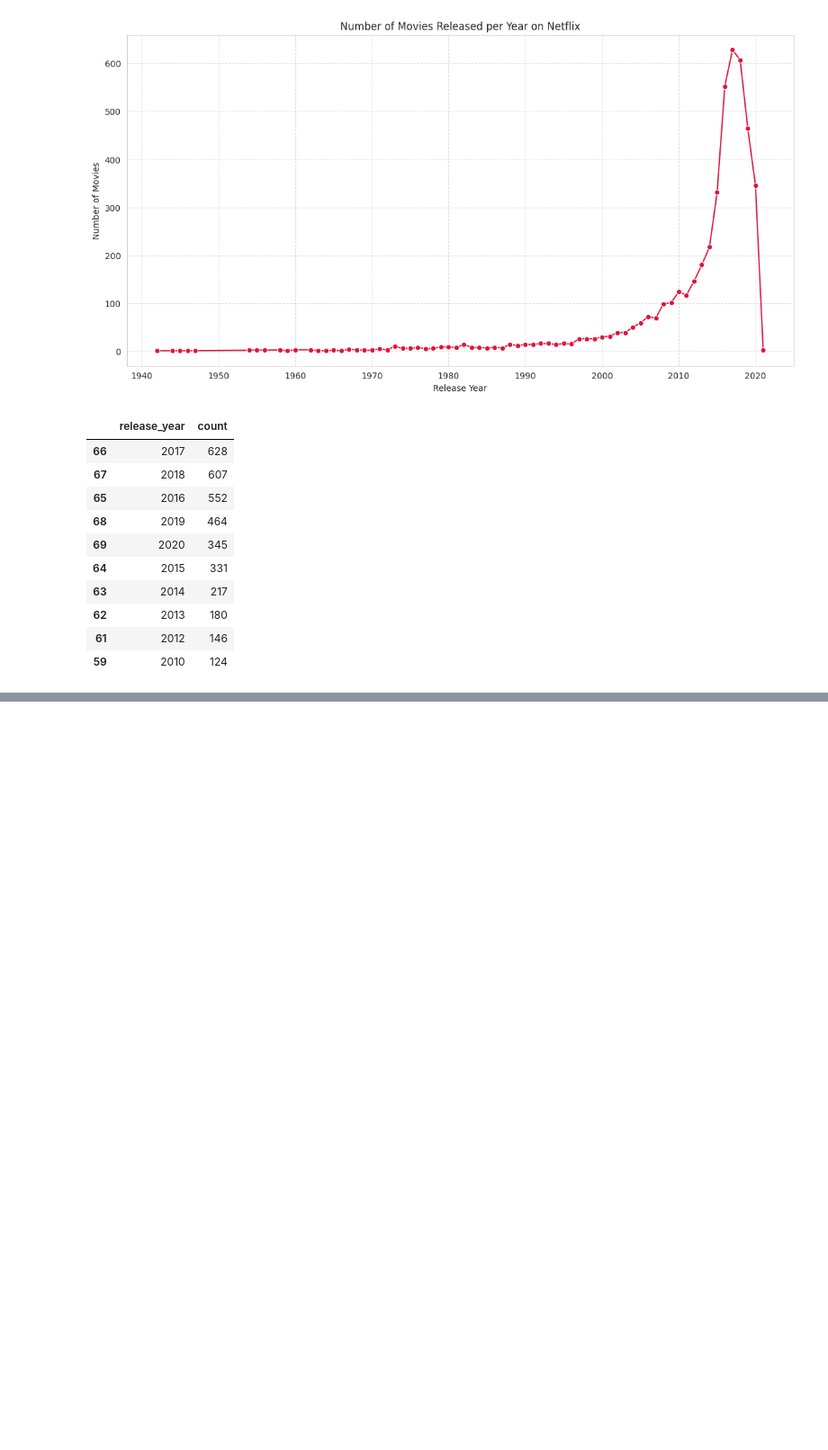
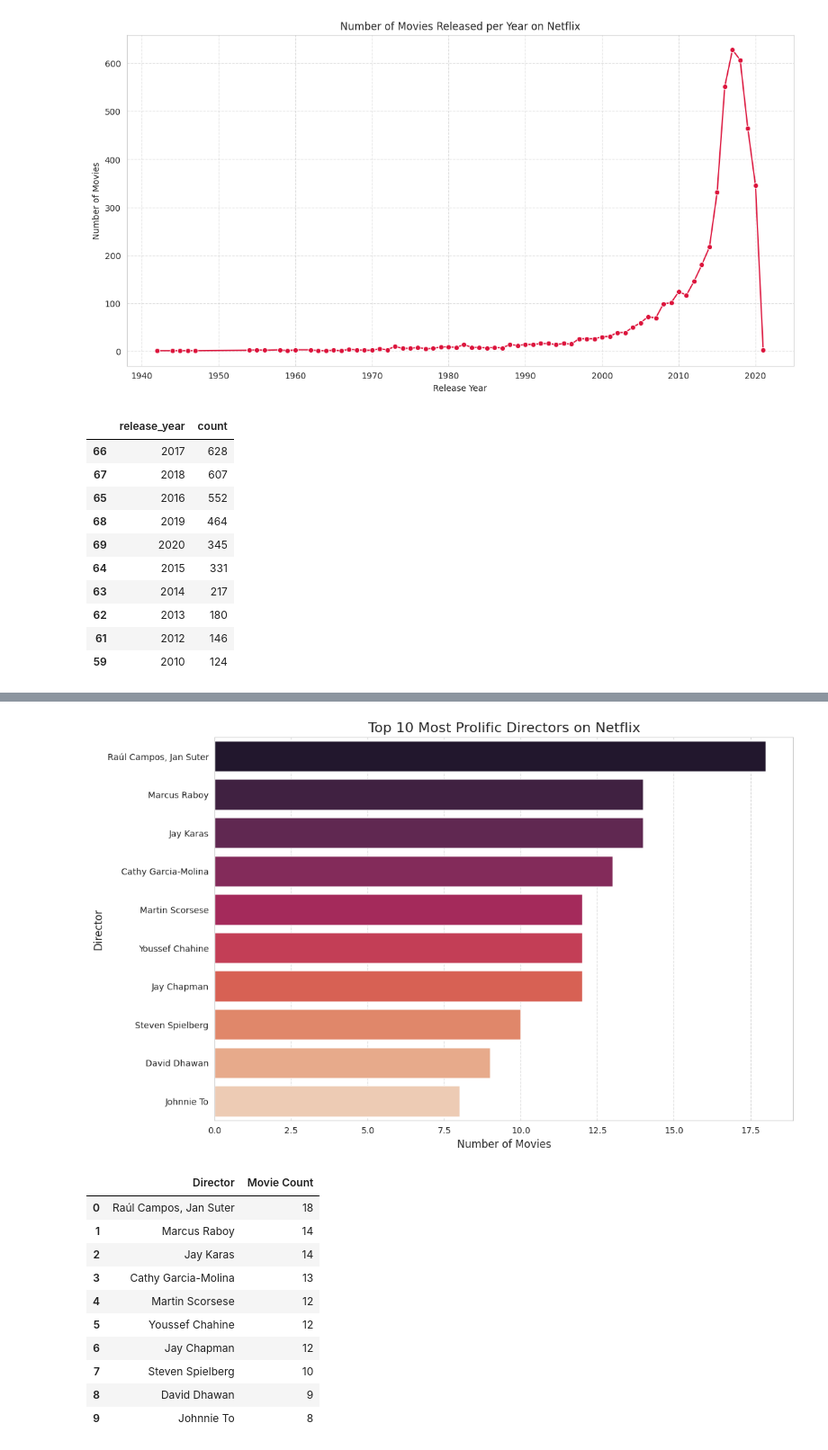
Before and after one commit to Julfikar-Asif/Investigating-Netflix-Movies, a Jupyter notebook: Investigating_Netflix_Movies.ipynb, the cells around one changed output, grey strips where cells are left out. Shown at 90% size. Saved outputs shown, nothing was run; the diff lists cells and outputs as text; code cells hidden in the pictures; blank space fills up the shorter version.

```diff
--- a/Investigating_Netflix_Movies.ipynb
+++ b/Investigating_Netflix_Movies.ipynb
@@ -280,0 +352,36 @@ display(year_counts.sort_values(by='count', ascending=False).head(10))
+# %%
+import matplotlib.pyplot as plt
+import seaborn as sns
+
+# Filter out entries with no director information
+valid_directors = all_movies[all_movies['director'].notna()]
+
+# Count movies per director and get the top 10
+top_10_directors = valid_directors['director'].value_counts().head(10).reset_index()
+top_10_directors.columns = ['Director', 'Movie Count']
+
+# Create the bar chart
+plt.figure(figsize=(12, 8))
+# Updated to use hue=Director to avoid the FutureWarning
+sns.barplot(data=top_10_directors, x='Movie Count', y='Director', hue='Director', palette='rocket', legend=False)
+plt.title('Top 10 Most Prolific Directors on Netflix', fontsize=16)
+plt.xlabel('Number of Movies', fontsize=12)
+plt.ylabel('Director', fontsize=12)
+plt.grid(axis='x', linestyle='--', alpha=0.7)
+plt.show()
+
+# Display the table for reference
+display(top_10_directors)
+# %% [output]
+[figure, added]
+|  | Director | Movie Count |
+| 0 | Raúl Campos, Jan Suter | 18 |
+| 1 | Marcus Raboy | 14 |
+| 2 | Jay Karas | 14 |
+| 3 | Cathy Garcia-Molina | 13 |
+| 4 | Martin Scorsese | 12 |
+| 5 | Youssef Chahine | 12 |
+| 6 | Jay Chapman | 12 |
+| 7 | Steven Spielberg | 10 |
+| 8 | David Dhawan | 9 |
+| 9 | Johnnie To | 8 |
```
Also changed, not shown: parts of 4 cells of this notebook.
